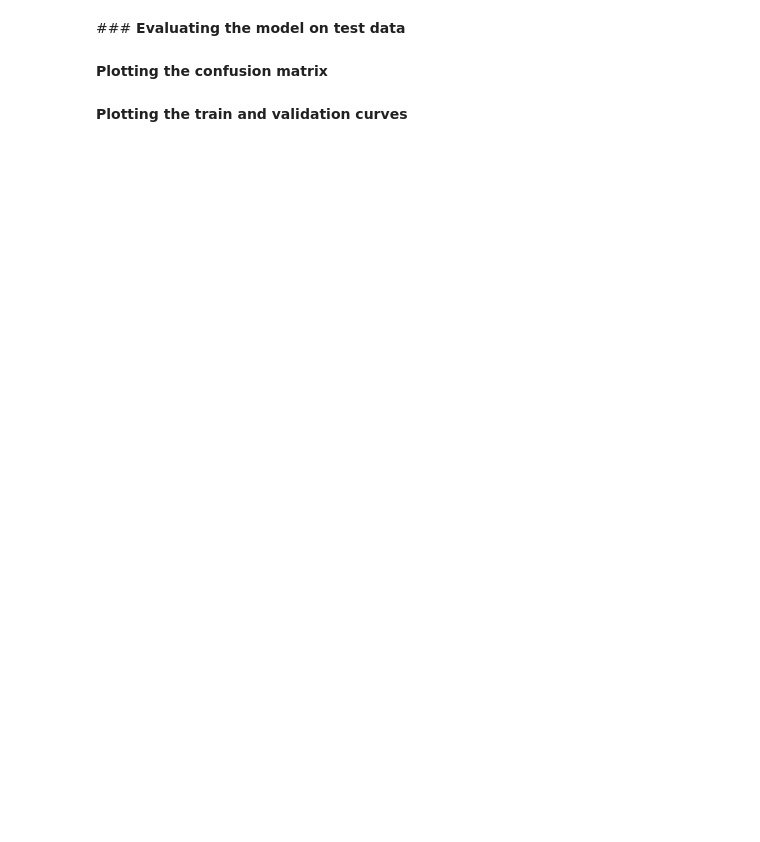
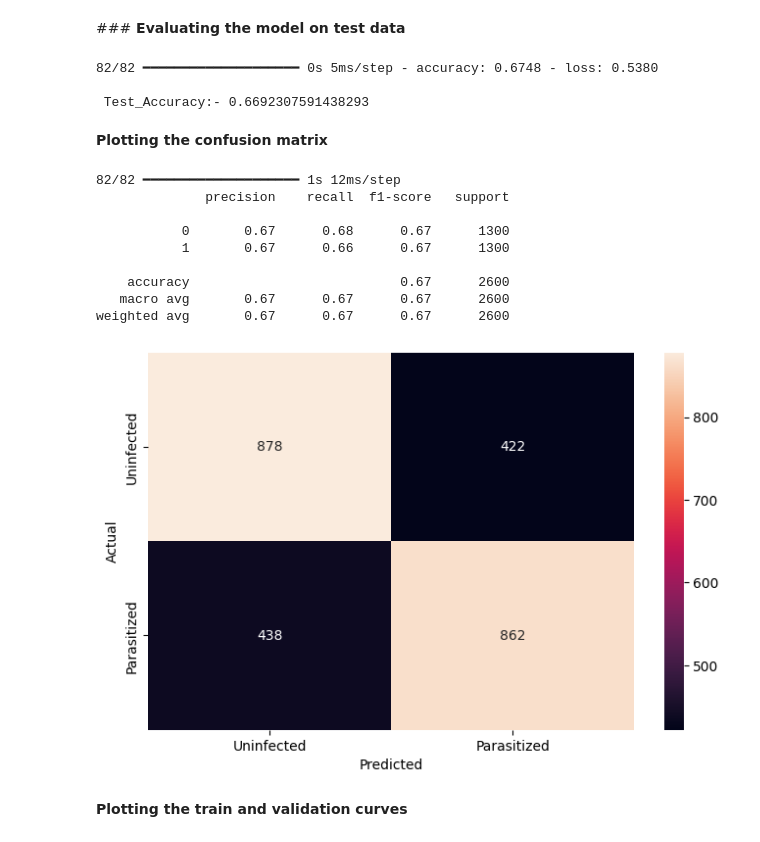
Before and after one commit to vivimtz888/malaria-detection-deeplearning, a Jupyter notebook: Reference_Notebook_Malaria_Detection_Full_Code.ipynb, the cells around one changed output. Drawn from its saved outputs; the diff is of its cells as text; code cells hidden in the pictures; blank space fills up the shorter version.

Commit message:
Create baseline model, compile and evaluate accuracy

```diff
--- a/Reference_Notebook_Malaria_Detection_Full_Code.ipynb
+++ b/Reference_Notebook_Malaria_Detection_Full_Code.ipynb
@@ -684,6 +712,21 @@ test_labels = to_categorical(test_labels, num_classes = 2)
 # %% [markdown]
 ###<b> Compiling the model
+# %%
+model.compile(optimizer='adam', loss='categorical_crossentropy', metrics=['accuracy'])
 # %% [markdown]
 <b> Using Callbacks
+# %%
+callbacks = [
+    EarlyStopping(monitor='val_loss', patience=2),  # Stop training early if validation loss doesn't improve for 2 epochs
+    ModelCheckpoint('best_model.h5', monitor='val_loss', save_best_only=True)  # Save the best model based on validation loss
+]
 # %% [markdown]
 <b> Fit and train our Model
+# %%
+history = model.fit(
+    train_images, train_labels,
+    epochs=20,  # Adjust the number of epochs as needed
+    batch_size=32,  # Adjust the batch size as needed
+    validation_data=(test_images, test_labels),
+    callbacks=callbacks  # Pass the callbacks list
+)
@@ -690,6 +750,50 @@ test_labels = to_categorical(test_labels, num_classes = 2)
 # %% [markdown]
 ###<b> Evaluating the model on test data
+# %%
+accuracy = model.evaluate(test_images, test_labels, verbose = 1)
+print('\n', 'Test_Accuracy:-', accuracy[1])
+# %% [output]
+82/82 ━━━━━━━━━━━━━━━━━━━━ 0s 5ms/step - accuracy: 0.6748 - loss: 0.5380
+
+ Test_Accuracy:- 0.6692307591438293
 # %% [markdown]
 <b> Plotting the confusion matrix
+# %%
+from sklearn.metrics import classification_report
+
+from sklearn.metrics import confusion_matrix
+
+pred = model.predict(test_images)
+
+pred = np.argmax(pred, axis = 1)
+
+y_true = np.argmax(test_labels, axis = 1)
+
+# Printing the classification report
+print(classification_report(y_true, pred))
+
+# Plotting the heatmap using confusion matrix
+cm = confusion_matrix(y_true, pred)
+
+plt.figure(figsize = (8, 5))
+
+sns.heatmap(cm, annot = True,  fmt = '.0f', xticklabels = ['Uninfected', 'Parasitized'], yticklabels = ['Uninfected', 'Parasitized'])
+
+plt.ylabel('Actual')
+
+plt.xlabel('Predicted')
+
+plt.show()
+# %% [output]
+82/82 ━━━━━━━━━━━━━━━━━━━━ 1s 12ms/step
+              precision    recall  f1-score   support
+
+           0       0.67      0.68      0.67      1300
+           1       0.67      0.66      0.67      1300
+
+    accuracy                           0.67      2600
+   macro avg       0.67      0.67      0.67      2600
+weighted avg       0.67      0.67      0.67      2600
+[figure, added]
 # %% [markdown]
 <b>Plotting the train and validation curves
```
Also changed, not shown: parts of 10 cells of this notebook.
